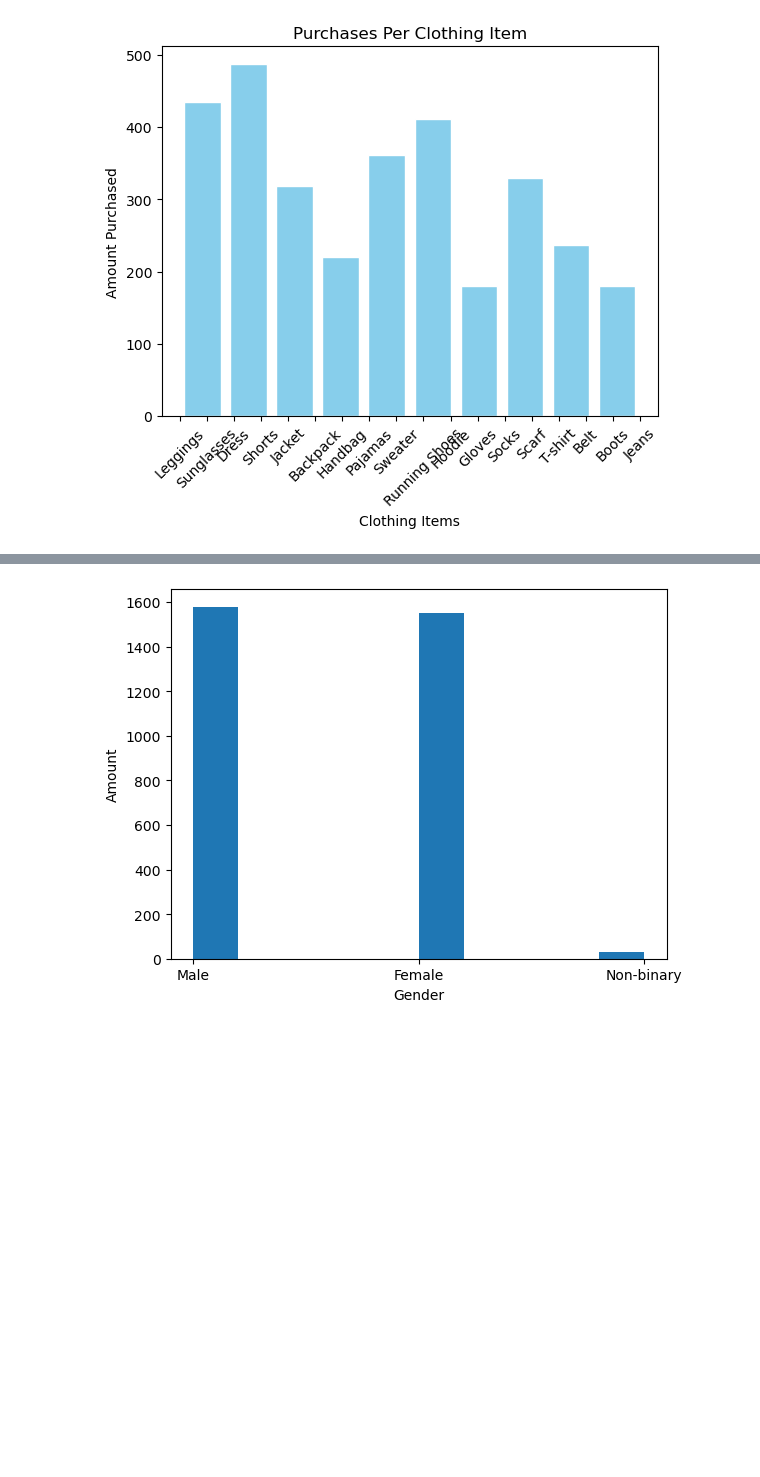
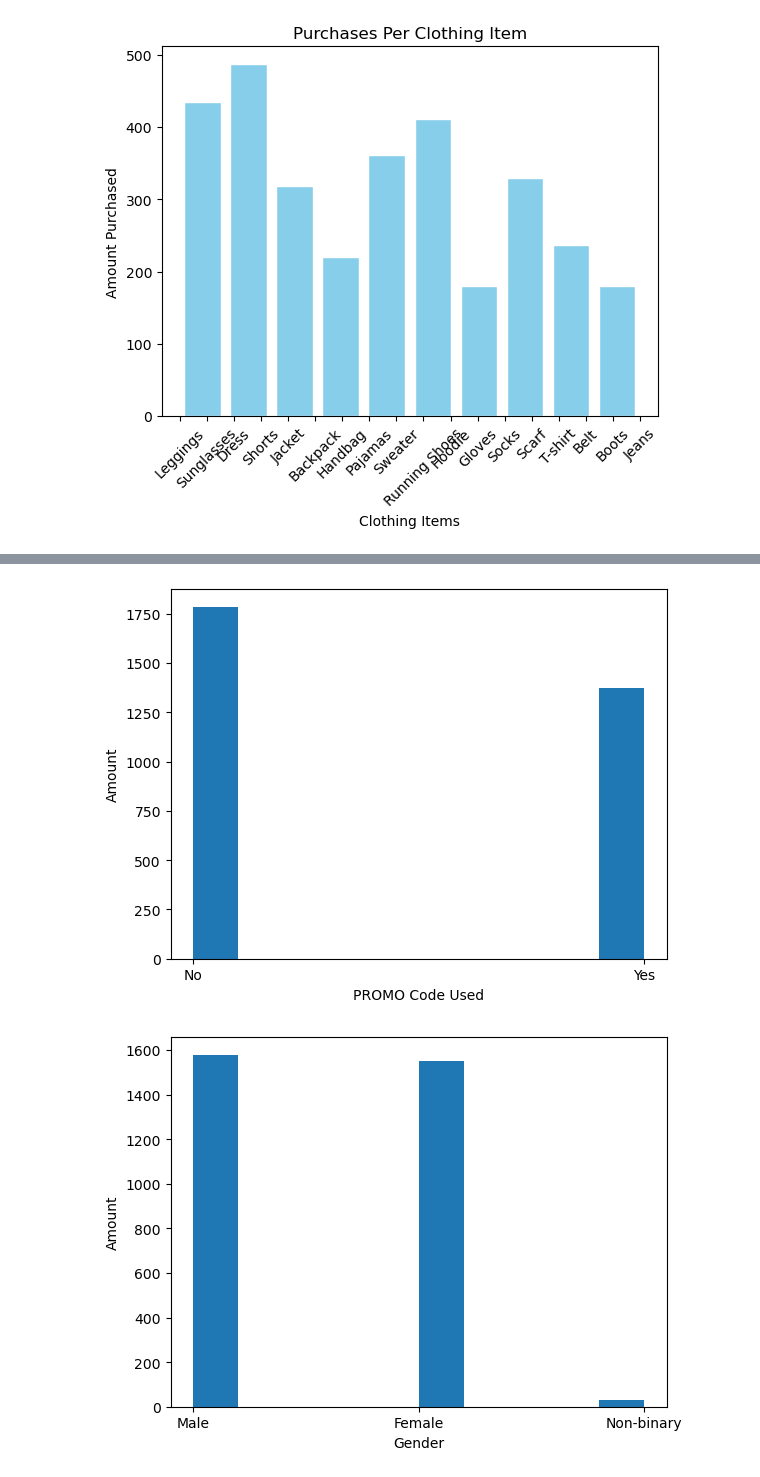
Before and after one commit to snalepa11/shopping-behavior-, a Jupyter notebook: explore.ipynb, the cells around one changed output, grey strips where cells are left out. Saved outputs shown, nothing was run; the diff lists cells and outputs as text; code cells hidden in the pictures; blank space fills up the shorter version.

```diff
--- a/explore.ipynb
+++ b/explore.ipynb
@@ -72,3 +80,11 @@ plt.show()
+# %%
+plt.hist(data['Promo Code Used'])
+
+plt.xlabel('PROMO Code Used')
+plt.ylabel("Amount")
+plt.show()
+# %% [output]
+[figure, added]
 # %%
 plt.hist(data['Gender'])
 
```
Also changed, not shown: parts of 1 cell of this notebook.
